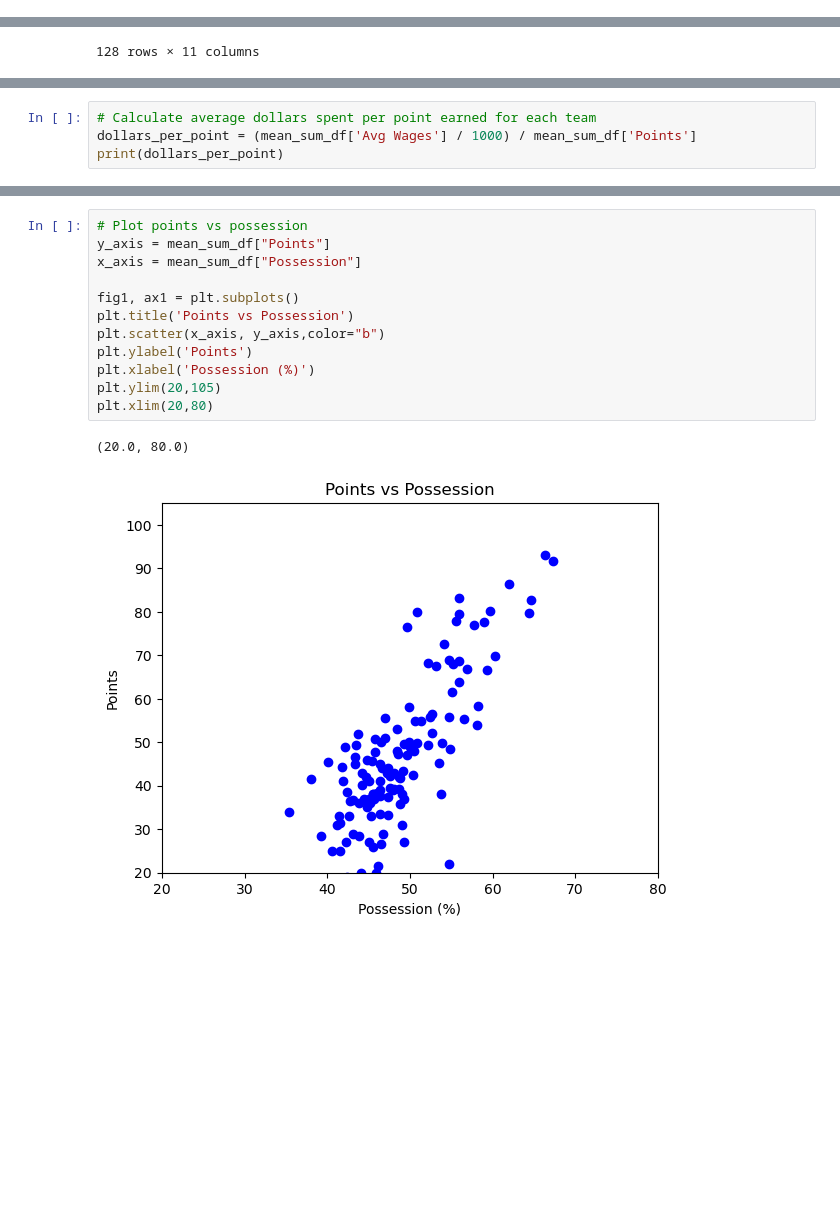
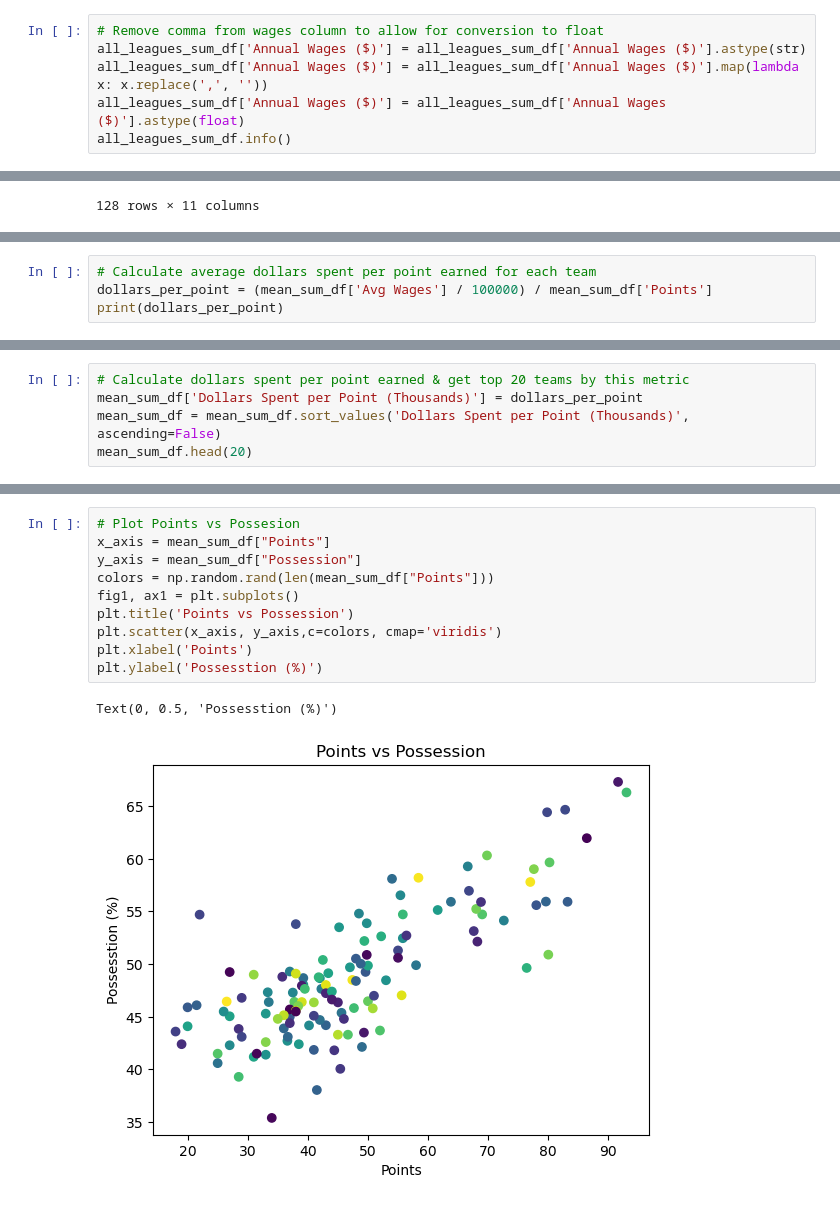
Before and after one commit to GurpreetChugh/Project-Football, a Jupyter notebook: Project_Football_Analysis.ipynb, the cells around one changed output, grey strips where cells are left out. Cells and saved outputs as stored; diff of their text form; blank space fills up the shorter version.

```diff
--- a/Project_Football_Analysis.ipynb
+++ b/Project_Football_Analysis.ipynb
@@ -410,3 +267,9 @@ plt.ylim(-3, 15)
 # %% [output]
 (-3.0, 15.0)
 [figure]
+# %%
+# Remove comma from wages column to allow for conversion to float
+all_leagues_sum_df['Annual Wages ($)'] = all_leagues_sum_df['Annual Wages ($)'].astype(str)
+all_leagues_sum_df['Annual Wages ($)'] = all_leagues_sum_df['Annual Wages ($)'].map(lambda x: x.replace(',', ''))
+all_leagues_sum_df['Annual Wages ($)'] = all_leagues_sum_df['Annual Wages ($)'].astype(float)
+all_leagues_sum_df.info()
@@ -466,6 +345,6 @@ mean_sum_df['Avg Wages']
 # %%
 # Calculate average dollars spent per point earned for each team
-dollars_per_point = (mean_sum_df['Avg Wages'] / 1000) / mean_sum_df['Points']
+dollars_per_point = (mean_sum_df['Avg Wages'] / 100000) / mean_sum_df['Points']
 print(dollars_per_point)
 # %% [output]
 Squad
@@ -483 +362,6 @@ Wolves           1147.012896
 Length: 128, dtype: float64
+# %%
+# Calculate dollars spent per point earned & get top 20 teams by this metric
+mean_sum_df['Dollars Spent per Point (Thousands)'] = dollars_per_point
+mean_sum_df = mean_sum_df.sort_values('Dollars Spent per Point (Thousands)', ascending=False)
+mean_sum_df.head(20)
@@ -497,17 +422,15 @@ Text(0.5, 0, 'Wages in $ Millions')
 # %%
-# Plot points vs possession
-y_axis = mean_sum_df["Points"]
-x_axis = mean_sum_df["Possession"]
-
+# Plot Points vs Possesion
+x_axis = mean_sum_df["Points"]
+y_axis = mean_sum_df["Possession"]
+colors = np.random.rand(len(mean_sum_df["Points"]))
 fig1, ax1 = plt.subplots()
 plt.title('Points vs Possession')
-plt.scatter(x_axis, y_axis,color="b")
-plt.ylabel('Points')
-plt.xlabel('Possession (%)')
-plt.ylim(20,105)
-plt.xlim(20,80)
+plt.scatter(x_axis, y_axis,c=colors, cmap='viridis')
+plt.xlabel('Points')
+plt.ylabel('Possesstion (%)')
 # %% [output]
-(20.0, 80.0)
+Text(0, 0.5, 'Possesstion (%)')
-[figure, old version]
+[figure, new version]
 # %%
 # Plot points vs xGoals Scored
```
Also changed, not shown: parts of 58 cells of this notebook.
